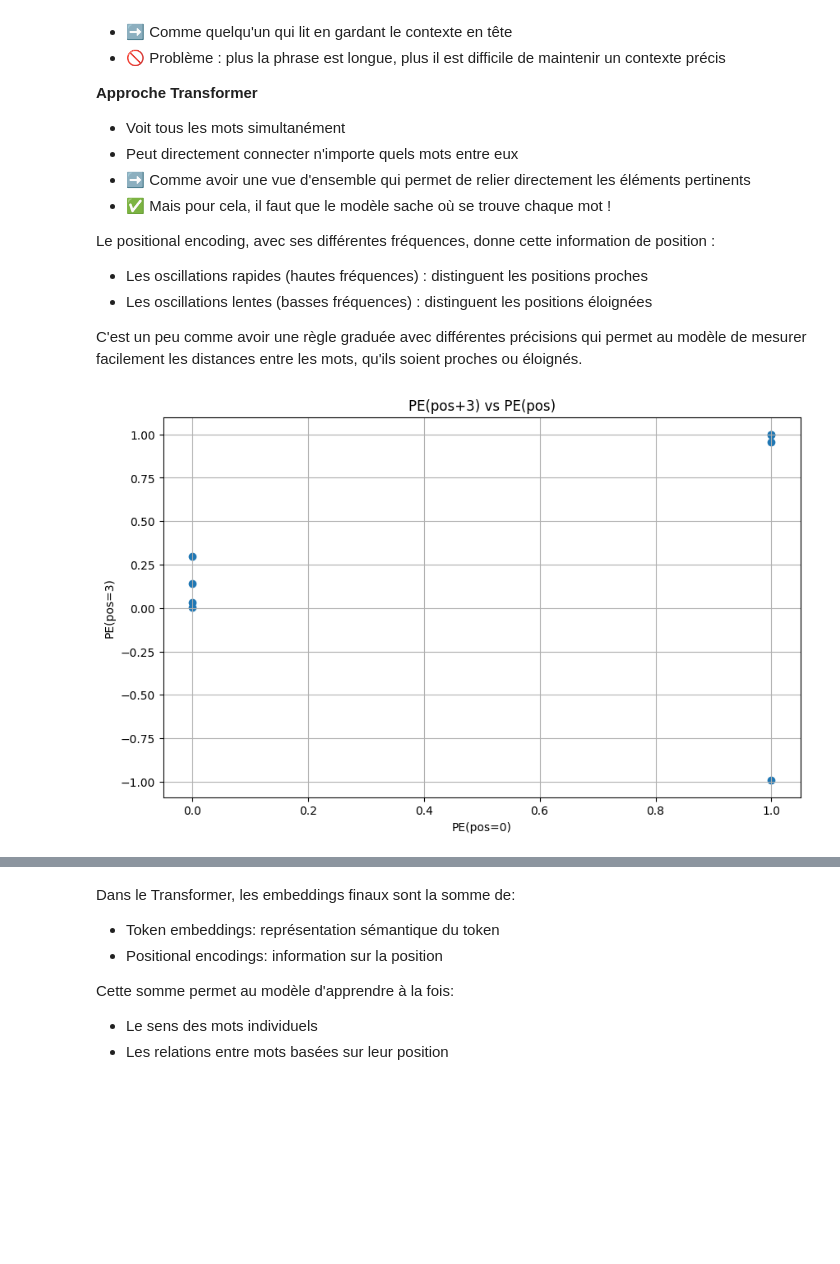
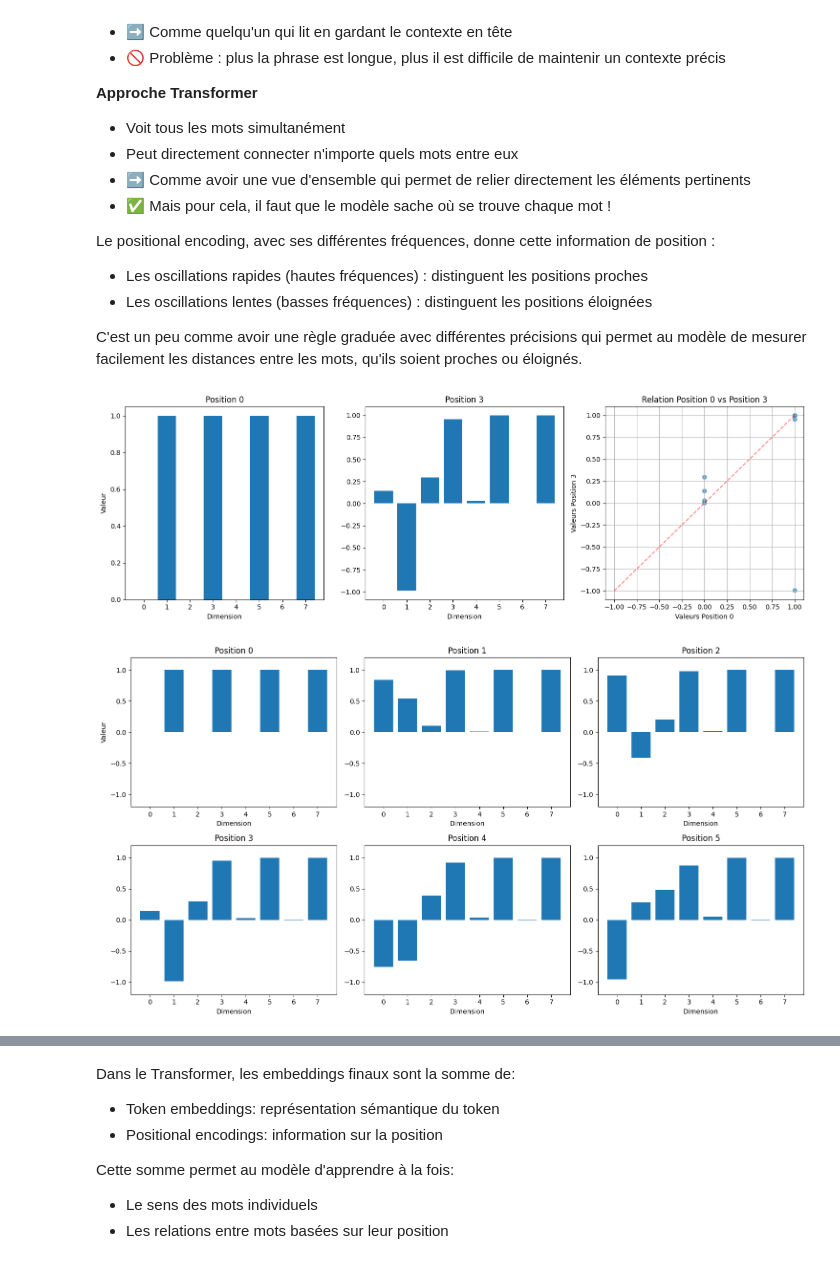
Before and after one commit to NAS2pwn/Transformer, a Jupyter notebook: embeddings.ipynb, the cells around one changed output, grey strips where cells are left out. Drawn from its saved outputs; the diff is of its cells as text; code cells hidden in the pictures; blank space fills up the shorter version.

```diff
--- a/embeddings.ipynb
+++ b/embeddings.ipynb
@@ -288,17 +288,53 @@ Le positional encoding, avec ses différentes fréquences, donne cette informati
 - Les oscillations lentes (basses fréquences) : distinguent les positions éloignées
 
 C'est un peu comme avoir une règle graduée avec différentes précisions qui permet au modèle de mesurer facilement les distances entre les mots, qu'ils soient proches ou éloignés.
-# %%
-# Démonstration de la propriété: PE(pos+k) est une fonction linéaire de PE(pos)
-plt.figure(figsize=(10, 6))
-offset = 3  # Décalage fixe
-pos0 = positional_encoding.pe[0, 0, :].detach().numpy()
-posk = positional_encoding.pe[0, offset, :].detach().numpy()
-plt.scatter(pos0, posk)
-plt.title(f"PE(pos+{offset}) vs PE(pos)")
-plt.xlabel("PE(pos=0)")
-plt.ylabel(f"PE(pos={offset})")
-plt.grid(True)
-plt.show()
-# %% [output]
-[figure, removed]
+# %%
+# Visualisation plus claire de la relation entre positions
+plt.figure(figsize=(15, 5))
+
+# 1. Position originale
+plt.subplot(1, 3, 1)
+pos0 = positional_encoding.pe[0, 0, :].detach().numpy()
+plt.bar(range(d_model), pos0)
+plt.title("Position 0")
+plt.xlabel("Dimension")
+plt.ylabel("Valeur")
+
+# 2. Position décalée
+plt.subplot(1, 3, 2)
+pos3 = positional_encoding.pe[0, 3, :].detach().numpy()
+plt.bar(range(d_model), pos3)
+plt.title("Position 3")
+plt.xlabel("Dimension")
+
+# 3. Relation entre les deux
+plt.subplot(1, 3, 3)
+plt.scatter(pos0, pos3, alpha=0.6)
+plt.plot([-1, 1], [-1, 1], 'r--', alpha=0.5)  # ligne de référence
+plt.title("Relation Position 0 vs Position 3")
+plt.xlabel("Valeurs Position 0")
+plt.ylabel("Valeurs Position 3")
+plt.grid(True)
+
+plt.tight_layout()
+plt.show()
+# %% [output]
+[figure, added]
+# %%
+# Visualisation de l'évolution des valeurs sur plusieurs positions
+plt.figure(figsize=(15, 8))
+positions = [0, 1, 2, 3, 4, 5]  # On regarde les 6 premières positions
+
+for i, pos in enumerate(positions):
+    plt.subplot(2, 3, i+1)
+    values = positional_encoding.pe[0, pos, :].detach().numpy()
+    plt.bar(range(d_model), values)
+    plt.title(f"Position {pos}")
+    plt.xlabel("Dimension")
+    plt.ylabel("Valeur" if i == 0 else "")
+    plt.ylim(-1.2, 1.2)  # Fixe l'échelle pour toutes les visualisations
+
+plt.tight_layout()
+plt.show()
+# %% [output]
+[figure, added]
```
Also changed, not shown: parts of 10 cells of this notebook.
